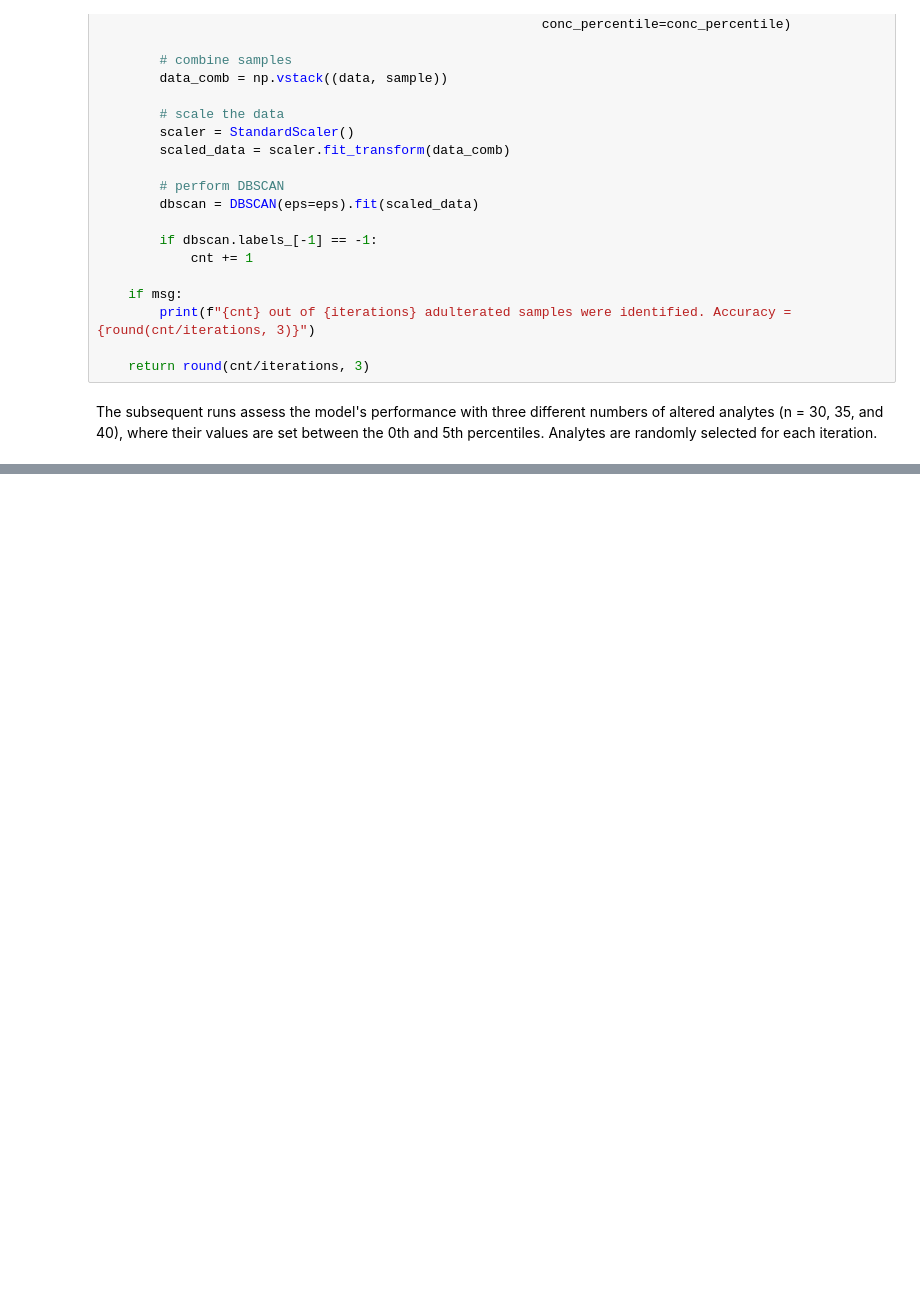
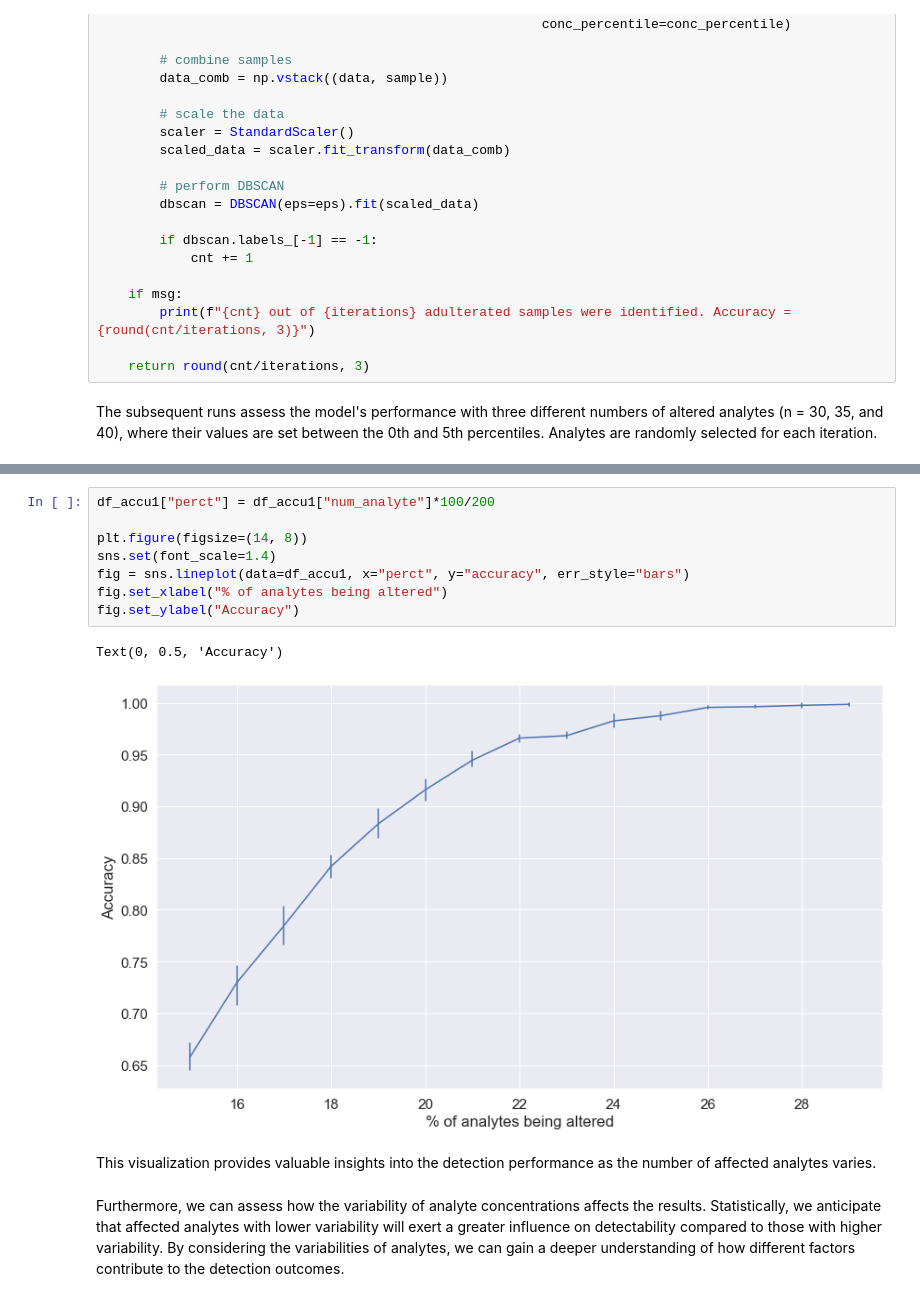
Before and after one commit to alexkychen/adulterated-product-detection, a Jupyter notebook: analysis.ipynb, the cells around one changed output, grey strips where cells are left out. Saved outputs shown, nothing was run; the diff lists cells and outputs as text; blank space fills up the shorter version.

```diff
--- a/analysis.ipynb
+++ b/analysis.ipynb
@@ -145,0 +178,15 @@ As expected, the accuracies demonstrated an upward trend as the number of altere
+# %%
+df_accu1["perct"] = df_accu1["num_analyte"]*100/200
+
+plt.figure(figsize=(14, 8))
+sns.set(font_scale=1.4)
+fig = sns.lineplot(data=df_accu1, x="perct", y="accuracy", err_style="bars")
+fig.set_xlabel("% of analytes being altered")
+fig.set_ylabel("Accuracy")
+# %% [output]
+Text(0, 0.5, 'Accuracy')
+[figure, added]
+# %% [markdown]
+This visualization provides valuable insights into the detection performance as the number of affected analytes varies.
+# %% [markdown]
+Furthermore, we can assess how the variability of analyte concentrations affects the results. Statistically, we anticipate that affected analytes with lower variability will exert a greater influence on detectability compared to those with higher variability. By considering the variabilities of analytes, we can gain a deeper understanding of how different factors contribute to the detection outcomes.
```
Also changed, not shown: parts of 11 cells of this notebook, 4 other files.
